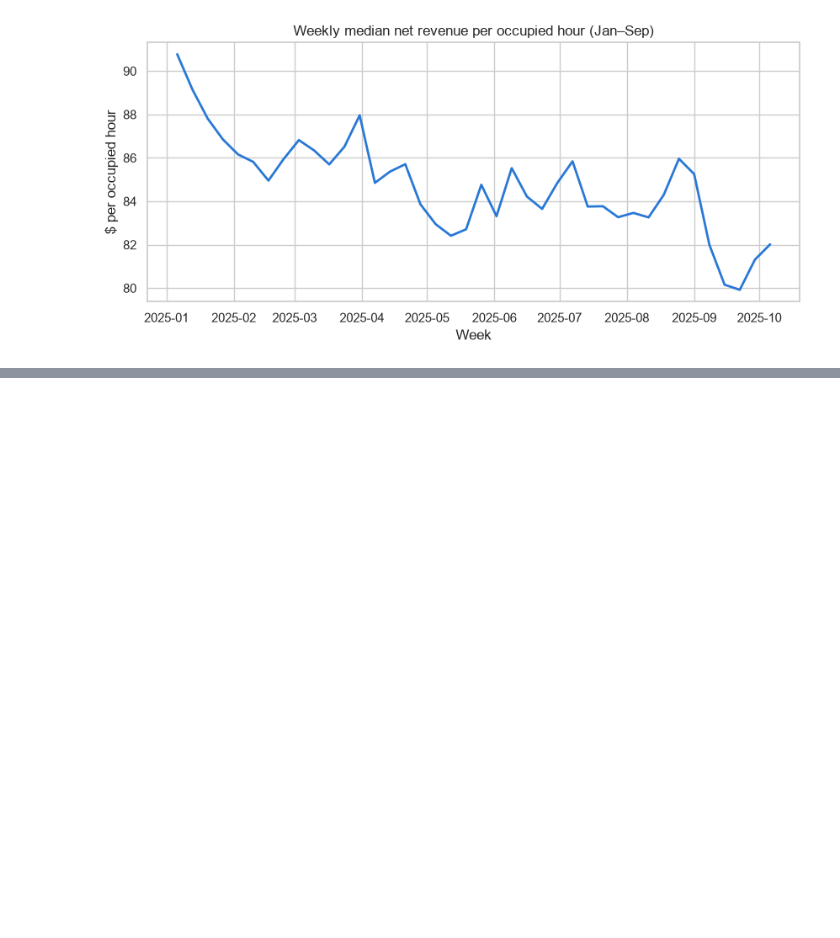
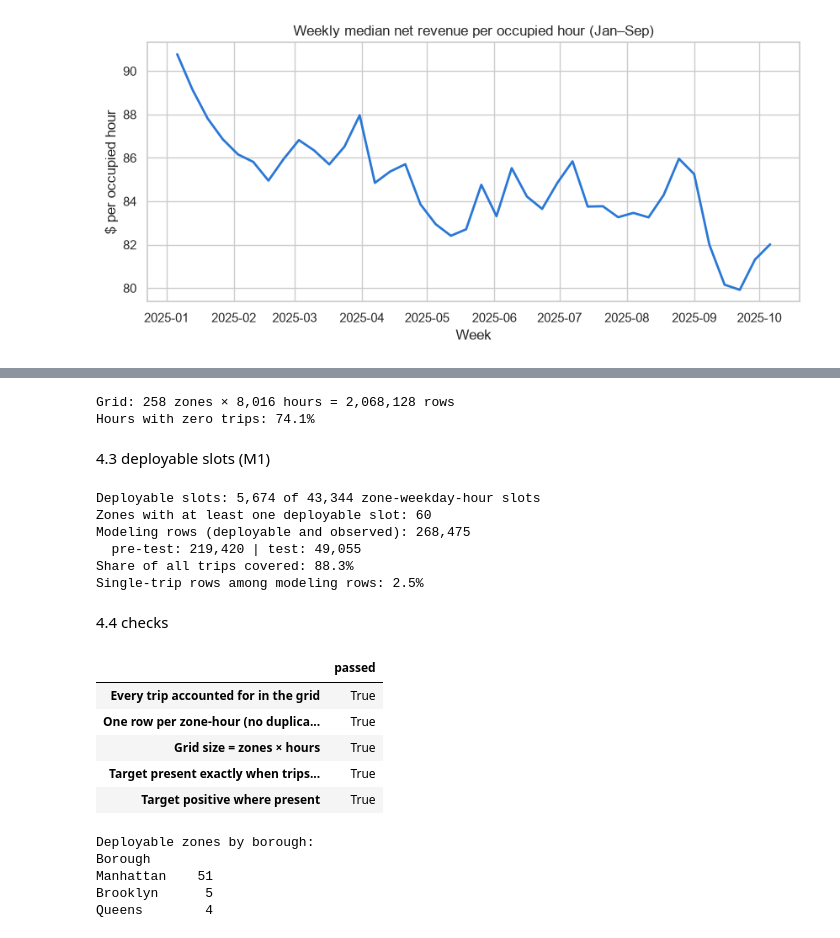
Before and after one commit to VicenteAlfonsoB/nyc-taxi-fleet-optimization, a Jupyter notebook: notebooks/02_fleet_optimization.ipynb, the cells around one changed output, grey strips where cells are left out. Drawn from its saved outputs; the diff is of its cells as text; code cells hidden in the pictures; blank space fills up the shorter version.

```diff
--- a/notebooks/02_fleet_optimization.ipynb
+++ b/notebooks/02_fleet_optimization.ipynb
@@ -415,0 +458,78 @@ plt.show()
+# %%
+all_hours = pd.date_range("2025-01-01 00:00", "2025-11-30 23:00", freq="h")
+all_zones = np.sort(abt["PULocationID"].unique())
+
+panel = (pd.MultiIndex.from_product([all_zones, all_hours], names=["PULocationID", "pickup_hour_ts"])
+           .to_frame(index=False)
+           .merge(zone_hour, on=["PULocationID", "pickup_hour_ts"], how="left"))
+
+panel["trip_count"] = panel["trip_count"].fillna(0).astype("int32")   # no record = zero trips
+panel["hour"] = panel["pickup_hour_ts"].dt.hour.astype("int8")
+panel["day_of_week"] = pd.Categorical(panel["pickup_hour_ts"].dt.day_name(), categories=DAY_ORDER, ordered=True)
+panel["month"] = panel["pickup_hour_ts"].dt.month.astype("int8")
+
+print(f"Grid: {len(all_zones)} zones × {len(all_hours):,} hours = {len(panel):,} rows")
+print(f"Hours with zero trips: {(panel['trip_count'] == 0).mean():.1%}")
+# %% [output]
+Grid: 258 zones × 8,016 hours = 2,068,128 rows
+Hours with zero trips: 74.1%
+# %% [markdown]
+4.3 deployable slots (M1)
+# %%
+MIN_AVG_TRIPS = 3  # M1
+
+pre_test = panel[panel["pickup_hour_ts"] < TEST_START]
+slot_avg_trips = (pre_test.groupby(["PULocationID", "day_of_week", "hour"], observed=True)["trip_count"]
+                          .mean()
+                          .rename("slot_avg_trips")
+                          .reset_index())
+
+panel = panel.merge(slot_avg_trips, on=["PULocationID", "day_of_week", "hour"], how="left")
+panel["deployable"] = panel["slot_avg_trips"] >= MIN_AVG_TRIPS
+
+slots = slot_avg_trips[slot_avg_trips["slot_avg_trips"] >= MIN_AVG_TRIPS]
+model_rows = panel[panel["deployable"] & (panel["trip_count"] > 0)]
+
+print(f"Deployable slots: {len(slots):,} of {len(slot_avg_trips):,} zone-weekday-hour slots")
+print(f"Zones with at least one deployable slot: {slots['PULocationID'].nunique()}")
+print(f"Modeling rows (deployable and observed): {len(model_rows):,}")
+print(f"  pre-test: {(model_rows['pickup_hour_ts'] < TEST_START).sum():,} | "
+      f"test: {(model_rows['pickup_hour_ts'] >= TEST_START).sum():,}")
+print(f"Share of all trips covered: {model_rows['trip_count'].sum() / len(abt):.1%}")
+print(f"Single-trip rows among modeling rows: {(model_rows['trip_count'] == 1).mean():.1%}")
+# %% [output]
+Deployable slots: 5,674 of 43,344 zone-weekday-hour slots
+Zones with at least one deployable slot: 60
+Modeling rows (deployable and observed): 268,475
+  pre-test: 219,420 | test: 49,055
+Share of all trips covered: 88.3%
+Single-trip rows among modeling rows: 2.5%
+# %% [markdown]
+4.4 checks
+# %%
+checks = {
+    "Every trip accounted for in the grid":      panel["trip_count"].sum() == len(abt),
+    "One row per zone-hour (no duplicates)":     not panel.duplicated(["PULocationID", "pickup_hour_ts"]).any(),
+    "Grid size = zones × hours":                 len(panel) == len(all_zones) * len(all_hours),
+    "Target present exactly when trips > 0":     (panel["net_revenue_per_hour"].notna() == (panel["trip_count"] > 0)).all(),
+    "Target positive where present":             (panel["net_revenue_per_hour"].dropna() > 0).all(),
+}
+results = pd.Series(checks, name="passed")
+display(results.to_frame())
+assert results.all(), f"Failed: {list(results[~results].index)}"
+
+print("Deployable zones by borough:")
+dz = zones.set_index("LocationID").loc[slots["PULocationID"].unique()]
+print(dz["Borough"].value_counts().to_string())
+# %% [output]
+|  | passed |
+| Every trip accounted for in the grid | True |
+| One row per zone-hour (no duplica... | True |
+| Grid size = zones × hours | True |
+| Target present exactly when trips... | True |
+| Target positive where present | True |
+Deployable zones by borough:
+Borough
+Manhattan    51
+Brooklyn      5
+Queens        4
```
Also changed, not shown: parts of 4 cells of this notebook.
